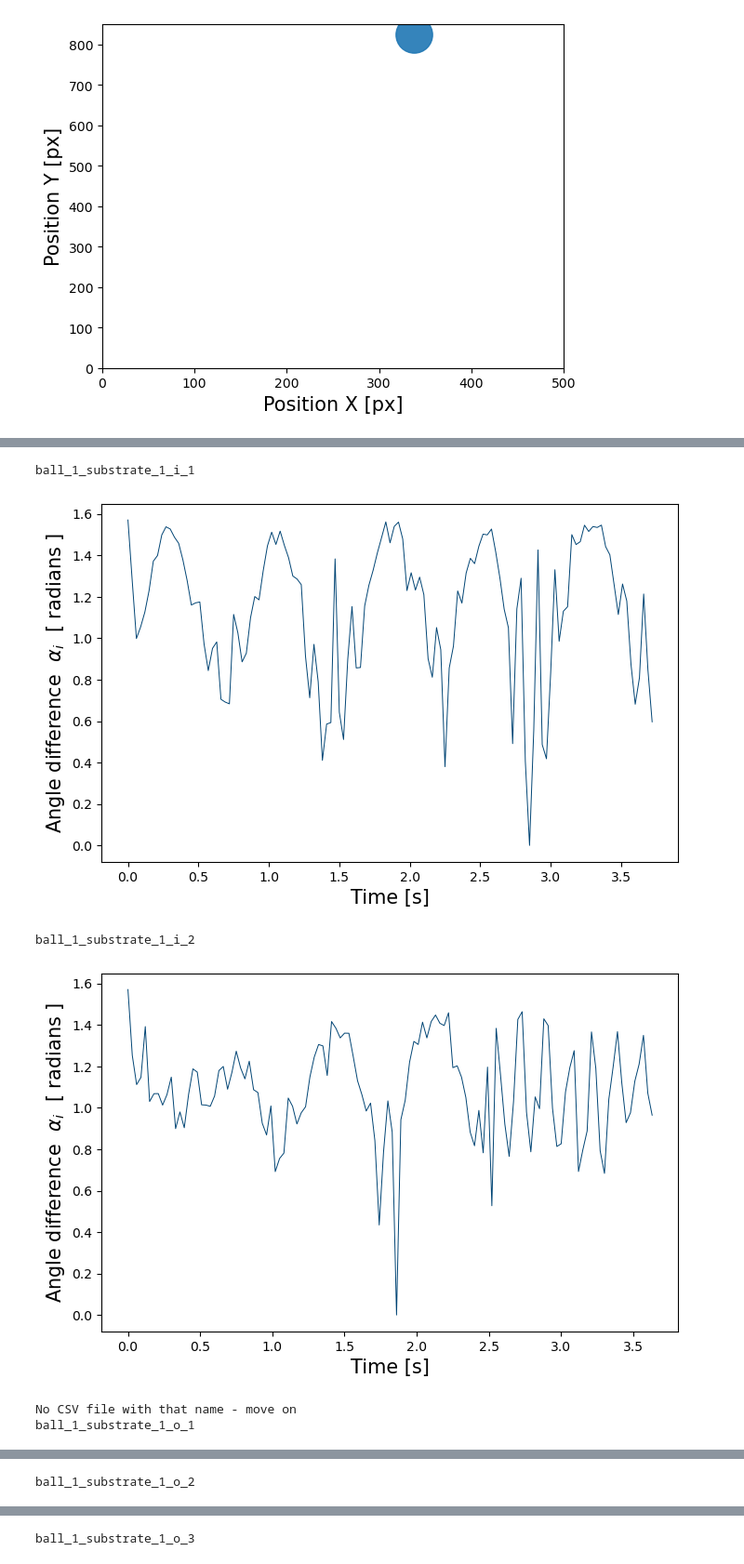
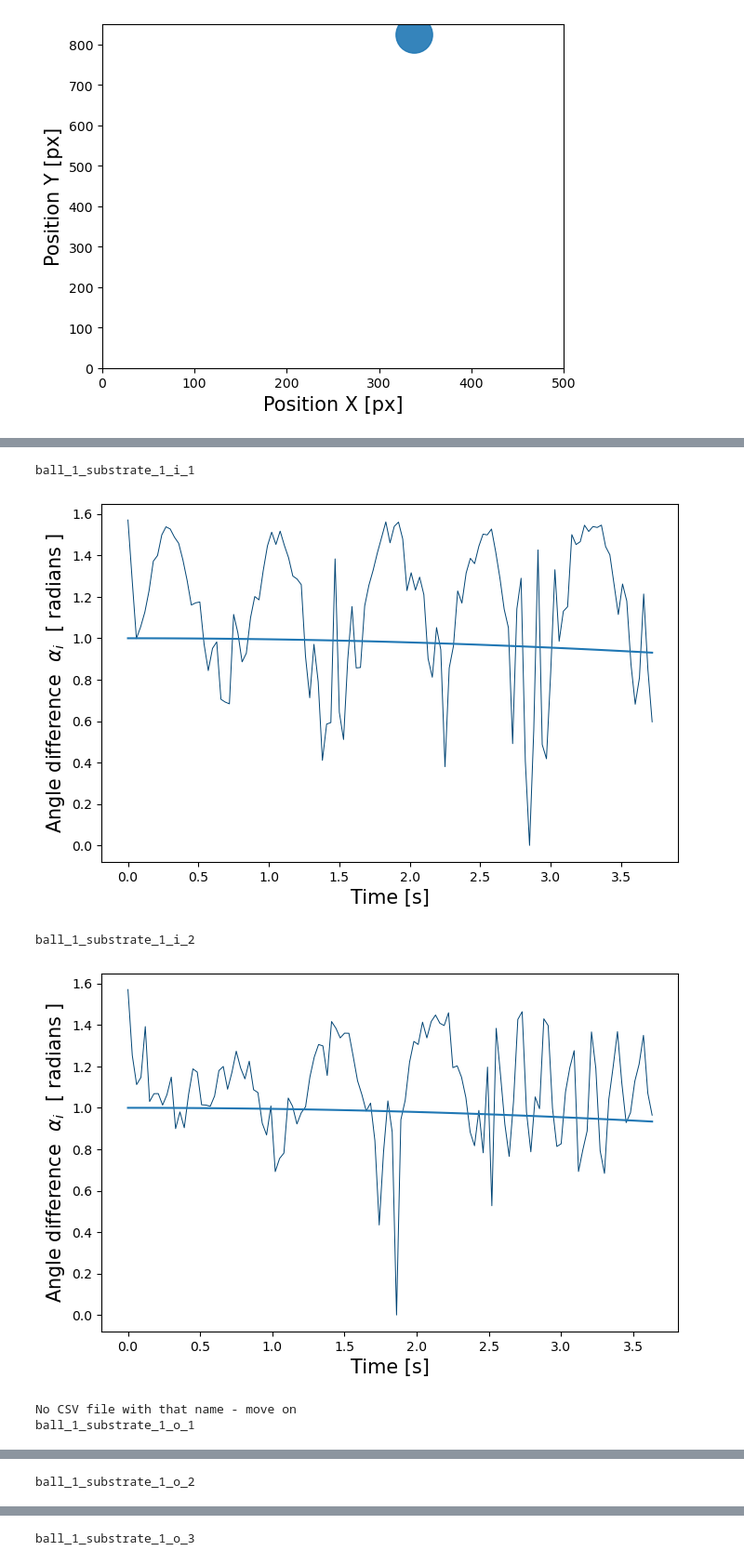
Before and after one commit to BenedictRussell/MA932-Project, a Jupyter notebook: M2_trajectories.ipynb, the cells around one changed output, grey strips where cells are left out. Shown at 93% size. Saved outputs shown, nothing was run; the diff lists cells and outputs as text; code cells hidden in the pictures.

Commit message:
bessel

```diff
--- a/M2_trajectories.ipynb
+++ b/M2_trajectories.ipynb
@@ -122,0 +119,7 @@ No artists with labels found to put in legend.  Note that artists whose label st
+# %%
+from scipy.special import j0
+#Bessel function
+frames = 0.03*np.linspace(0, frames_num)
+bessel = 4*65*j0(4*frames/(7*65))
+plt.plot(frames, bessel)
+plt.show()
@@ -161,35 +166,40 @@ for ball in [1,2,3]:
 
                         vel_x[i] = x - x_prev
                         vel_y[i] = y - y_prev
                         vel_mag[i] = np.sqrt(vel_x[i]**2 + vel_y[i]**2)
 
                         # Update values
                         ind_prev = ind
                         x_prev = x
                         y_prev = y
 
                     vel_max = max(vel_mag)
 
                     angle = np.sqrt((vel_max**2 - vel_mag**2))/vel_mag # Normal comp
                     angle = np.arctan(angle)
 
                     vwr_df = pd.DataFrame({'FRAME': 0.03*experiments['FRAME'].values,
                                             'POSITION_X': experiments['POSITION_X'], 'POSITION_Y': experiments['POSITION_Y'],
                                             'VELOCITY_X': vel_x, 'VELOCITY_Y': vel_y, 'VELOCITY_MAG': vel_mag, 'ANGLE_DIFF': angle})
 
                     # Make pretty plots
                     fig = plt.figure(figsize=(8, 5))
 
                     plt.plot(vwr_df['FRAME'], vwr_df['ANGLE_DIFF'], color='#004474', linewidth=0.7)
+
+                    #Bessel function
+                    bessel = 4*65*j0(4*vwr_df['FRAME']/(7*65)) - 259
+                    plt.plot(vwr_df['FRAME'], bessel)
+
                     plt.ylabel('Angle difference  $\\alpha_i$  [ radians ]', fontsize=15)
                     plt.xlabel('Time [s]', fontsize=15)
                     plt.show()
                 except:
                     print('No CSV file with that name - move on')
 # %% [output]
 ball_1_substrate_1_i_1
-[figure, old version]
+[figure, new version]
 ball_1_substrate_1_i_2
-[figure, old version]
+[figure, new version]
 No CSV file with that name - move on
 ball_1_substrate_1_o_1
```
Also changed, not shown: parts of 3 cells of this notebook.
